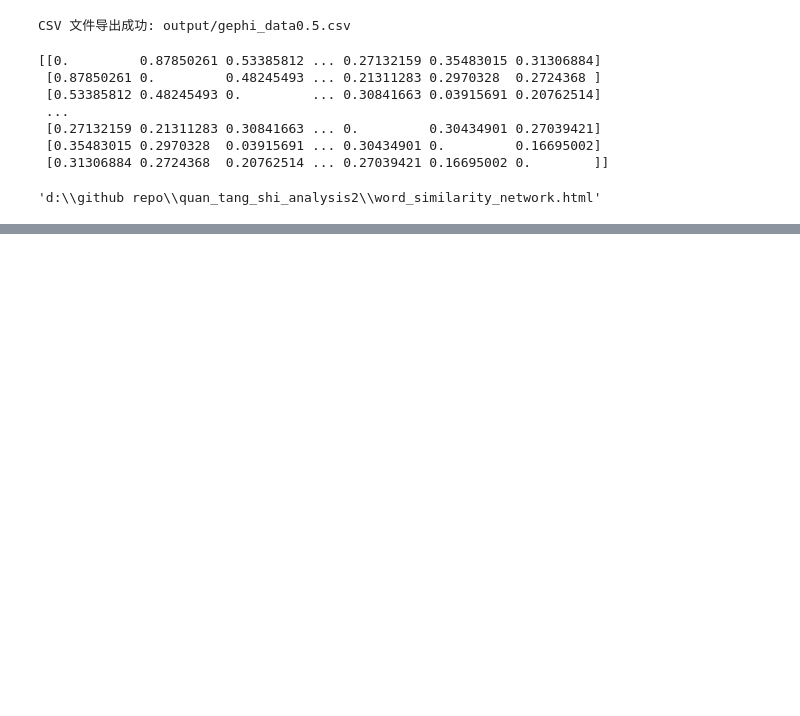
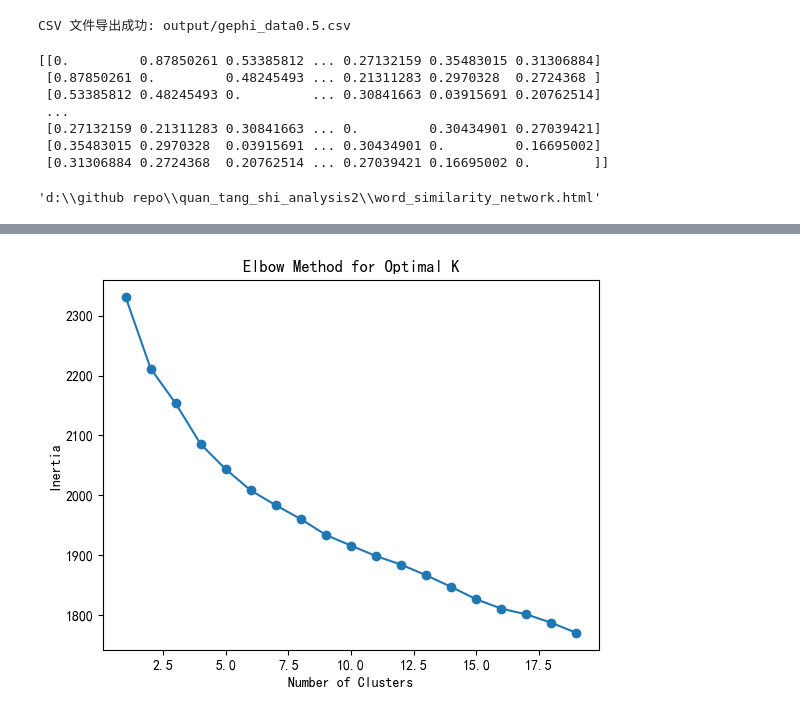
Before and after one commit to mistycrown/quan_tang_shi_analysis2, a Jupyter notebook: 3 wordnet.ipynb, the cells around one changed output, grey strips where cells are left out. Cells and saved outputs as stored; diff of their text form; code cells hidden in the pictures; blank space fills up the shorter version.

```diff
--- a/3 wordnet.ipynb
+++ b/3 wordnet.ipynb
@@ -170,0 +292,29 @@ CSV 文件导出成功: output/gephi_data0.5.csv
+# %%
+#尋找最佳聚類數
+from sklearn.cluster import KMeans
+import matplotlib.pyplot as plt
+
+# 加载词向量模型
+path = 'output/quantangshi_emb.txt'
+emb = KeyedVectors.load_word2vec_format(path, binary=False, unicode_errors='ignore')
+
+# 选择要聚类的词向量
+selected_words = two_letter_words
+# 获取选定词的词向量
+selected_vectors = np.array([emb[word] for word in selected_words])
+data = selected_vectors
+# 计算不同聚类数量下的总误差（损失函数值）
+inertia_values = []
+for k in range(1, 20):  # 尝试不同的聚类数量
+    kmeans = KMeans(n_clusters=k)
+    kmeans.fit(data)
+    inertia_values.append(kmeans.inertia_)
+
+# 绘制肘部曲线图
+plt.plot(range(1, 20), inertia_values, marker='o')
+plt.xlabel('Number of Clusters')
+plt.ylabel('Inertia')
+plt.title('Elbow Method for Optimal K')
+plt.show()
+# %% [output]
+[figure, added]
```
Also changed, not shown: parts of 9 cells of this notebook, 5 other files.
